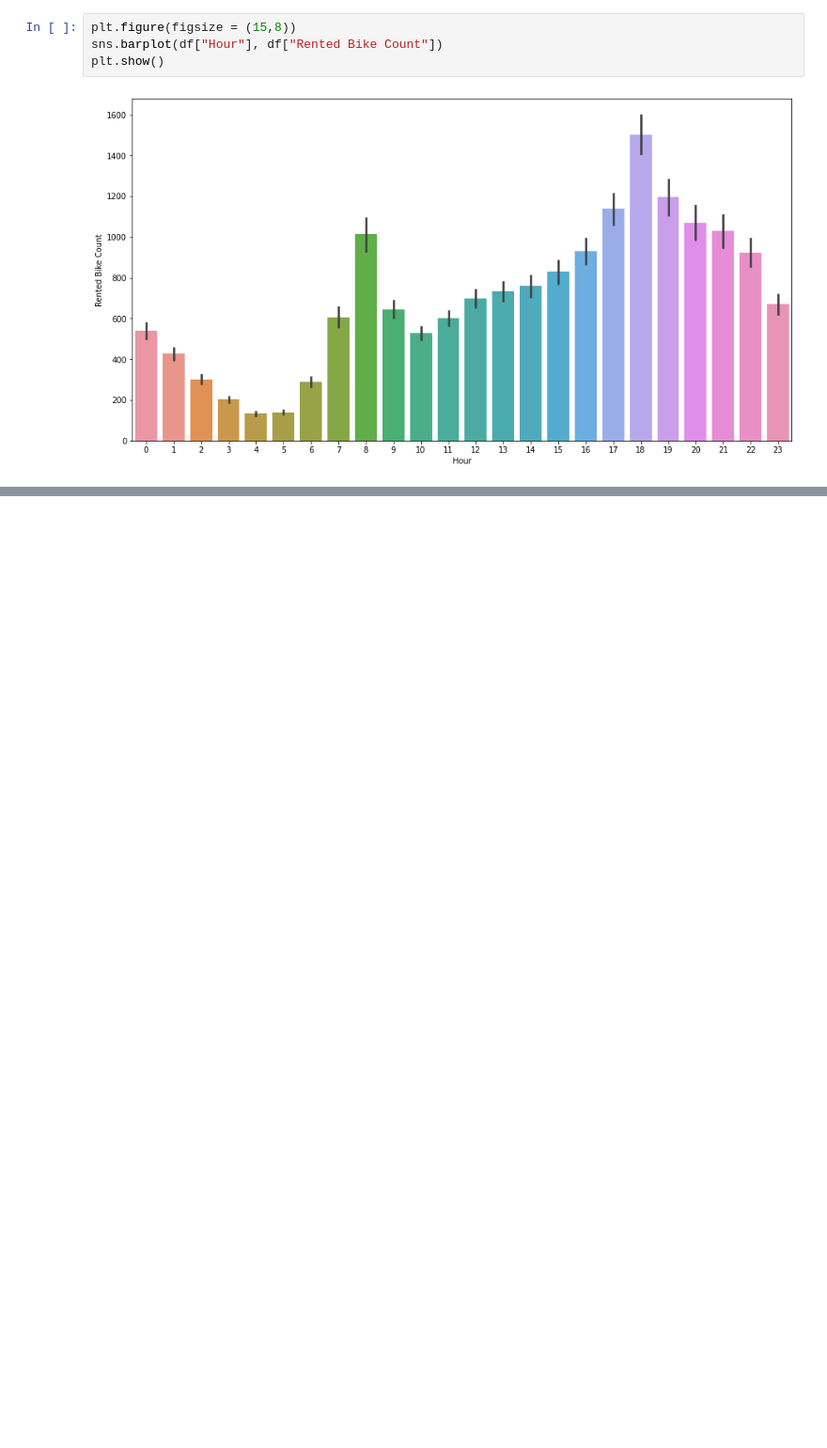
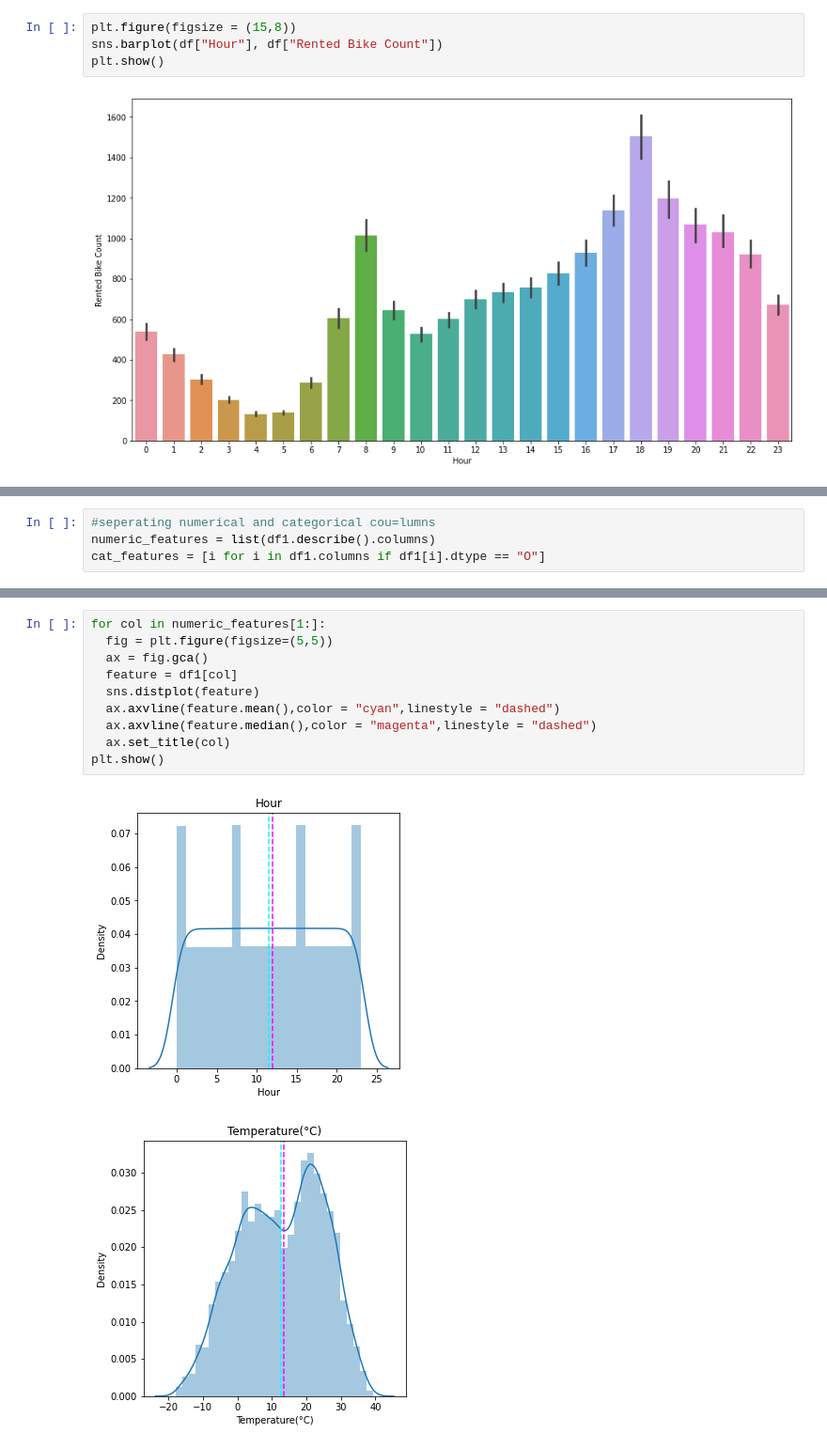
Before and after one commit to AyushSonuu/bike-sharing-demand-prediction-regression, a Jupyter notebook: Copy_of_Bike_Sharing_Demand_Prediction_Capstone_Project.ipynb, the cells around one changed output, grey strips where cells are left out. Shown at 94% size. Saved outputs shown, nothing was run; the diff lists cells and outputs as text; blank space fills up the shorter version.

Commit message:
day 2 EDA and VIF analysis for numeric and categorical features

```diff
--- a/Copy_of_Bike_Sharing_Demand_Prediction_Capstone_Project.ipynb
+++ b/Copy_of_Bike_Sharing_Demand_Prediction_Capstone_Project.ipynb
@@ -155,0 +257,4 @@ plt.show()
+# %%
+#seperating numerical and categorical cou=lumns
+numeric_features = list(df1.describe().columns)
+cat_features = [i for i in df1.columns if df1[i].dtype == "O"]
@@ -155,0 +285,13 @@ plt.show()
+# %%
+for col in numeric_features[1:]:
+  fig = plt.figure(figsize=(5,5))
+  ax = fig.gca()
+  feature = df1[col]
+  sns.distplot(feature)
+  ax.axvline(feature.mean(),color = "cyan",linestyle = "dashed")
+  ax.axvline(feature.median(),color = "magenta",linestyle = "dashed")
+  ax.set_title(col)
+plt.show()
+# %% [output]
+[figure, added]
+[figure, added]
```
Also changed, not shown: parts of 34 cells of this notebook.
